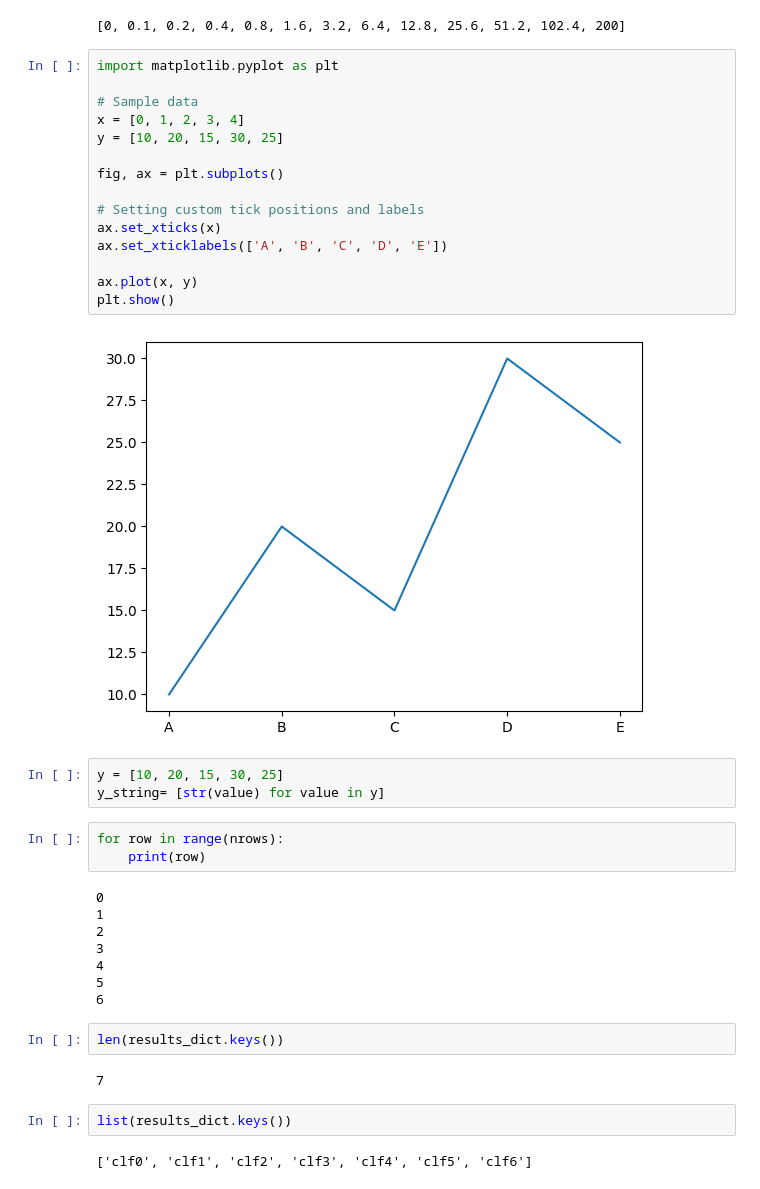
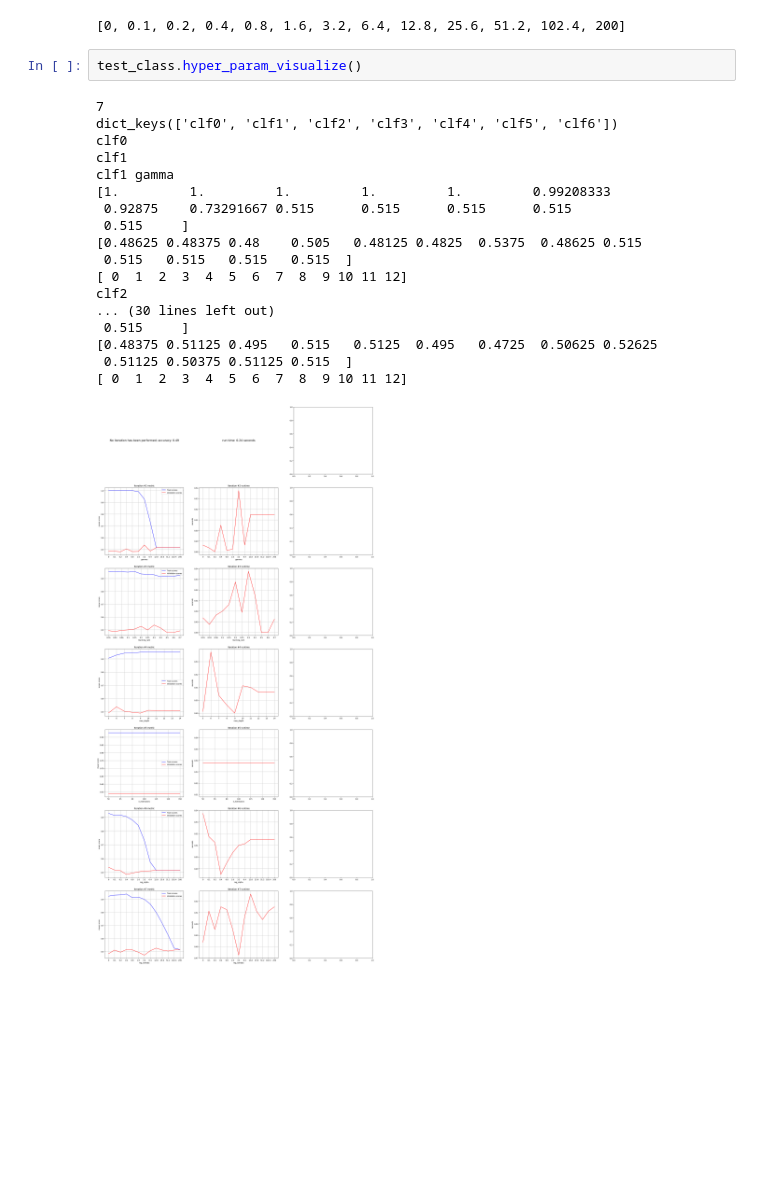
Before and after one commit to somajay-jefferson/Hyper-Param-Search-Visualization-, a Jupyter notebook: Gridsearch.ipynb, the cells around one changed output. Cells and saved outputs as stored; diff of their text form; blank space fills up the shorter version.

```diff
--- a/Gridsearch.ipynb
+++ b/Gridsearch.ipynb
@@ -316,45 +412,27 @@ test_class.results_dict
 param_grid["gamma"]
 # %% [output]
 [0, 0.1, 0.2, 0.4, 0.8, 1.6, 3.2, 6.4, 12.8, 25.6, 51.2, 102.4, 200]
-# %%
-import matplotlib.pyplot as plt
-
-# Sample data
-x = [0, 1, 2, 3, 4]
-y = [10, 20, 15, 30, 25]
-
-fig, ax = plt.subplots()
-
-# Setting custom tick positions and labels
-ax.set_xticks(x)
-ax.set_xticklabels(['A', 'B', 'C', 'D', 'E'])
-
-ax.plot(x, y)
-plt.show()
-# %% [output]
-[figure, removed]
-# %%
-y = [10, 20, 15, 30, 25]
-y_string= [str(value) for value in y]
-# %%
-for row in range(nrows):
-    print(row)
-# %% [output]
-0
-1
-2
-3
-4
-5
-6
-# %%
-len(results_dict.keys())
-# %% [output]
-7
-# %%
-list(results_dict.keys())
-# %% [output]
-['clf0', 'clf1', 'clf2', 'clf3', 'clf4', 'clf5', 'clf6']
+# %%
+test_class.hyper_param_visualize()
+# %% [output]
+7
+dict_keys(['clf0', 'clf1', 'clf2', 'clf3', 'clf4', 'clf5', 'clf6'])
+clf0
+clf1
+clf1 gamma
+[1.         1.         1.         1.         1.         0.99208333
+ 0.92875    0.73291667 0.515      0.515      0.515      0.515
+ 0.515     ]
+[0.48625 0.48375 0.48    0.505   0.48125 0.4825  0.5375  0.48625 0.515
+ 0.515   0.515   0.515   0.515  ]
+[ 0  1  2  3  4  5  6  7  8  9 10 11 12]
+clf2
+... (30 lines left out)
+ 0.515     ]
+[0.48375 0.51125 0.495   0.515   0.5125  0.495   0.4725  0.50625 0.52625
+ 0.51125 0.50375 0.51125 0.515  ]
+[ 0  1  2  3  4  5  6  7  8  9 10 11 12]
+[figure, added]
 # %%
 results_dict = test_class.results_dict
 nrows = len(results_dict.keys())
```
Also changed, not shown: parts of 5 cells of this notebook.
